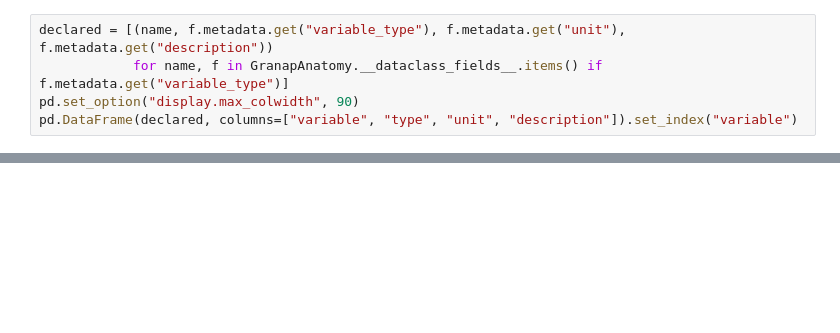
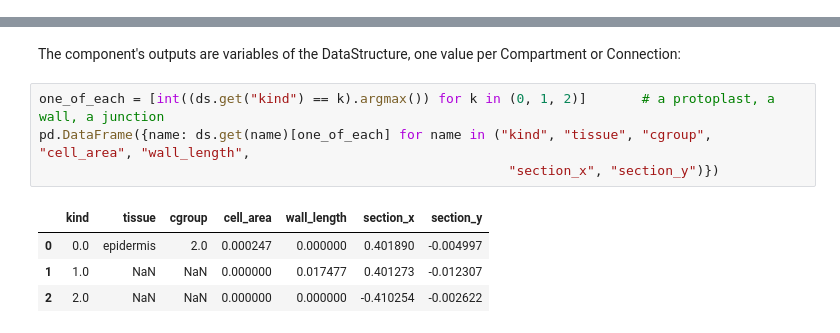
Before and after one commit to openalea-incubator/GRANAP-dev, a Jupyter notebook: example/tutorials/tutorial_metafspm_01_cross_sections.ipynb, the cells around one changed output, grey strips where cells are left out. Saved outputs shown, nothing was run; the diff lists cells and outputs as text; blank space fills up the shorter version.

```diff
--- a/example/tutorials/tutorial_metafspm_01_cross_sections.ipynb
+++ b/example/tutorials/tutorial_metafspm_01_cross_sections.ipynb
@@ -106,5 +0,0 @@ Another component never imports GRANAP's classes: it declares the same variables
-# %%
-declared = [(name, f.metadata.get("variable_type"), f.metadata.get("unit"), f.metadata.get("description"))
-            for name, f in GranapAnatomy.__dataclass_fields__.items() if f.metadata.get("variable_type")]
-pd.set_option("display.max_colwidth", 90)
-pd.DataFrame(declared, columns=["variable", "type", "unit", "description"]).set_index("variable")
@@ -423,0 +63,11 @@ last update: {'emerged': [107364], 'replaced': [16]}
+# %% [markdown]
+The component's outputs are variables of the DataStructure, one value per Compartment or Connection:
+# %%
+one_of_each = [int((ds.get("kind") == k).argmax()) for k in (0, 1, 2)]       # a protoplast, a wall, a junction
+pd.DataFrame({name: ds.get(name)[one_of_each] for name in ("kind", "tissue", "cgroup", "cell_area", "wall_length",
+                                                            "section_x", "section_y")})
+# %% [output]
+|  | kind | tissue | cgroup | cell_area | wall_length | section_x | section_y |
+| 0 | 0.0 | epidermis | 2.0 | 0.000247 | 0.000000 | 0.401890 | -0.004997 |
+| 1 | 1.0 | NaN | NaN | 0.000000 | 0.017477 | 0.401273 | -0.012307 |
+| 2 | 2.0 | NaN | NaN | 0.000000 | 0.000000 | -0.410254 | -0.002622 |
```
Also changed, not shown: parts of 42 cells of this notebook, 5 other files.
